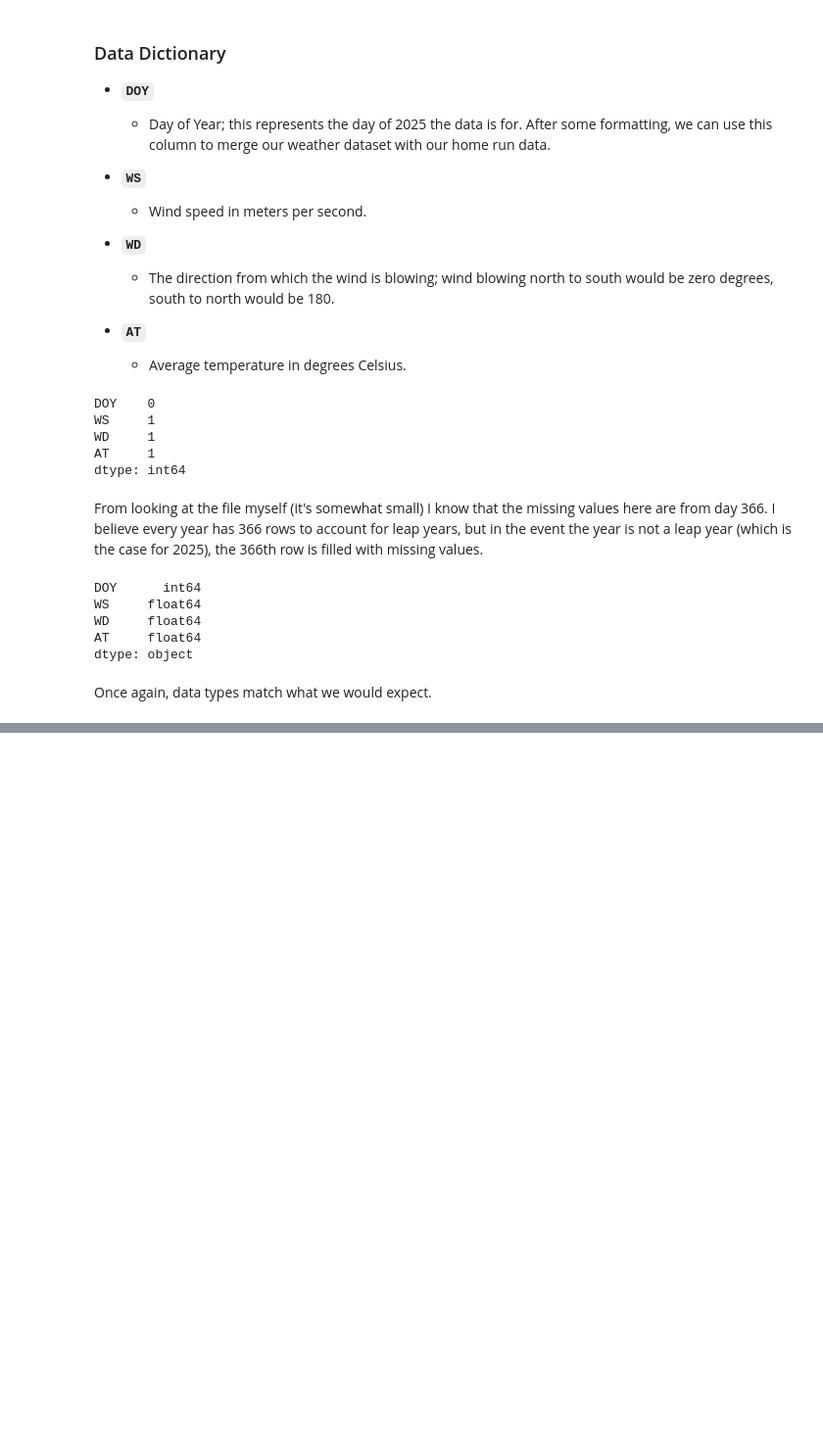
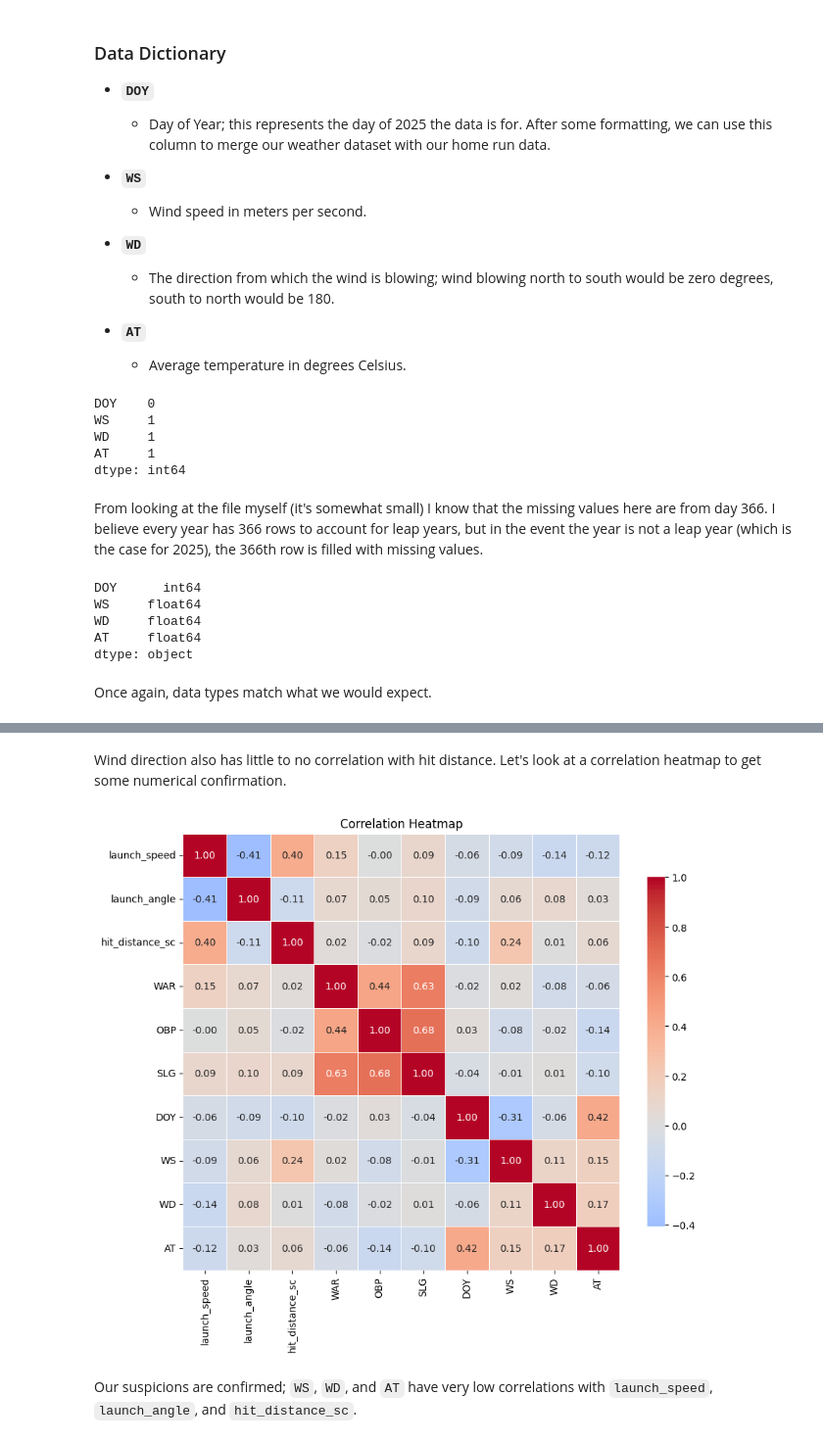
Before and after one commit to Jeremylinardatos/IS477git, a Jupyter notebook: final-project.ipynb, the cells around one changed output, grey strips where cells are left out. Shown at 98% size. Cells and saved outputs as stored; diff of their text form; code cells hidden in the pictures; blank space fills up the shorter version.

```diff
--- a/final-project.ipynb
+++ b/final-project.ipynb
@@ -237,0 +380,24 @@ Once again, data types match what we would expect.
+# %% [markdown]
+Wind direction also has little to no correlation with hit distance. Let's look at a correlation heatmap to get some numerical confirmation.
+# %%
+corr = hrs.corr(numeric_only=True)
+
+plt.figure(figsize=(10, 8))
+
+sns.heatmap(
+    corr,
+    annot=True,
+    fmt=".2f",
+    cmap="coolwarm",
+    center=0,
+    square=True,
+    linewidths=0.5,
+    cbar_kws={"shrink": 0.8}
+)
+
+plt.title("Correlation Heatmap")
+plt.show()
+# %% [output]
+[figure, added]
+# %% [markdown]
+Our suspicions are confirmed; `WS`, `WD`, and `AT` have very low correlations with `launch_speed`, `launch_angle`, and `hit_distance_sc`.
```
Also changed, not shown: parts of 16 cells of this notebook.
